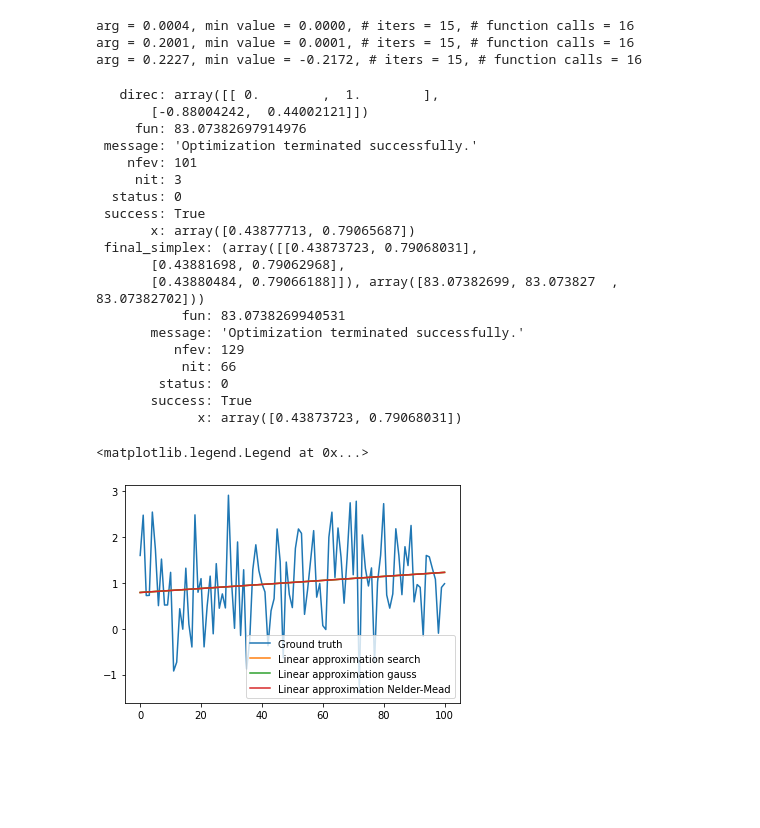
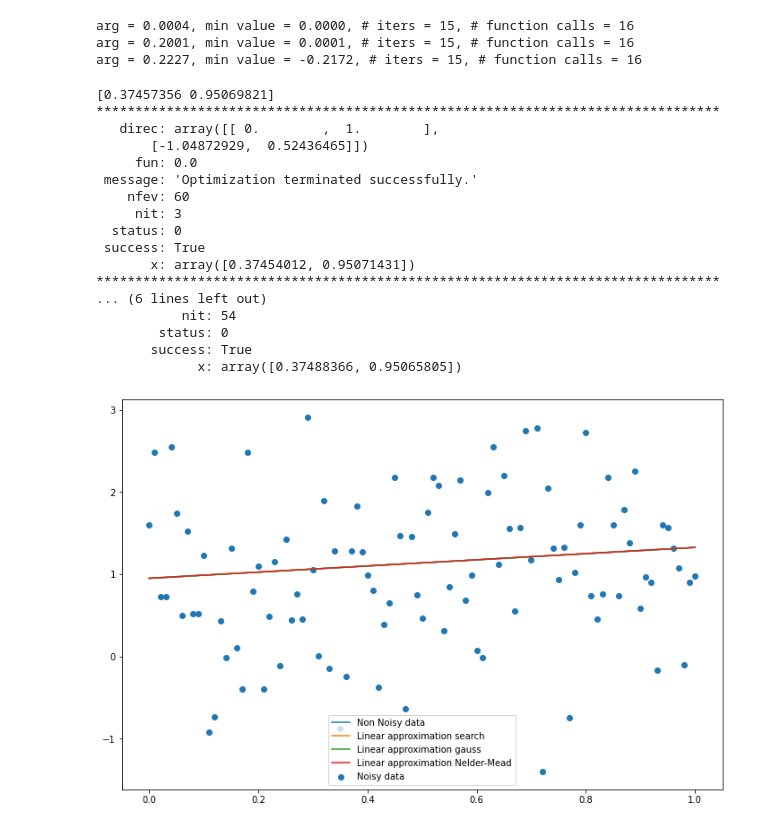
Before and after one commit to morkovka1337/algorithms_itmo, a Jupyter notebook: task2.ipynb, the cells around one changed output. Drawn from its saved outputs; the diff is of its cells as text; code cells hidden in the pictures; blank space fills up the shorter version.

Commit message:
fix plots

```diff
--- a/task2.ipynb
+++ b/task2.ipynb
@@ -100,7 +100,8 @@ beta = np.random.rand(1)
 alpha, beta
 
 x = np.linspace(0, 1, 101)
-yk = alpha * x + beta + np.random.randn(101)
+yk = alpha * x + beta
+yk_noisy = yk + np.random.randn(101)
 # %%
 def linear_approx(x, a, b):
     def linear(x, a, b):
@@ -123,42 +124,44 @@ def cost_func(params, gt, x, func_name):
     value = sum((gt - rational_approx(x, a, b))**2)
     return value
 # %%
-res_search_linear = opt.brute(cost_func, [[0, 1], [0, 1]], args=(yk, x, 'linear'), Ns=int(1/eps))
+res_search_linear = opt.brute(cost_func, [[0, 1], [0, 1]], args=(yk, x, 'linear'), Ns=int(1/eps) + 1)
 
-res_gauss_linear = opt.minimize(cost_func, [0, 0], args=(yk, x, 'linear'), method='Powell')
-res_nelder_mead_linear = opt.minimize(cost_func, [0, 0], args=(yk, x, 'linear'), method='Nelder-Mead')
+res_gauss_linear = opt.minimize(cost_func, [0, 0], args=(yk, x, 'linear'), tol=eps, method='Powell')
+res_nelder_mead_linear = opt.minimize(cost_func, [0, 0], args=(yk, x, 'linear'), tol=eps, method='Nelder-Mead')
 
+print(res_search_linear)
+print('*' * 80)
 print(res_gauss_linear)
+print('*' * 80)
 print(res_nelder_mead_linear)
 # %% [output]
+[0.37457356 0.95069821]
+********************************************************************************
    direc: array([[ 0.        ,  1.        ],
-       [-0.88004242,  0.44002121]])
-     fun: 83.07382697914976
+       [-1.04872929,  0.52436465]])
+     fun: 0.0
  message: 'Optimization terminated successfully.'
-    nfev: 101
+    nfev: 60
      nit: 3
   status: 0
  success: True
-       x: array([0.43877713, 0.79065687])
- final_simplex: (array([[0.43873723, 0.79068031],
-       [0.43881698, 0.79062968],
-       [0.43880484, 0.79066188]]), array([83.07382699, 83.073827  , 83.07382702]))
-           fun: 83.0738269940531
-       message: 'Optimization terminated successfully.'
-          nfev: 129
-           nit: 66
+       x: array([0.37454012, 0.95071431])
+********************************************************************************
+... (6 lines left out)
+           nit: 54
         status: 0
        success: True
-             x: array([0.43873723, 0.79068031])
+             x: array([0.37488366, 0.95065805])
 # %%
-
-plt.plot(yk)
-plt.plot(linear_approx(x, *res_search_linear))
-plt.plot(linear_approx(x, *res_gauss_linear.x))
-plt.plot(linear_approx(x, *res_nelder_mead_linear.x))
-plt.legend(['Ground truth', 'Linear approximation search',
-           'Linear approximation gauss', 'Linear approximation Nelder-Mead'])
+plt.figure(figsize=(12, 8))
+plt.plot(x, yk)
+plt.plot(x, linear_approx(x, *res_search_linear))
+plt.plot(x, linear_approx(x, *res_gauss_linear.x))
+plt.plot(x, linear_approx(x, *res_nelder_mead_linear.x))
+plt.scatter(x, yk_noisy)
+plt.legend(['Non Noisy data', 'Linear approximation search',
+           'Linear approximation gauss', 'Linear approximation Nelder-Mead', 'Noisy data'])
+plt.show()
 # %% [output]
-<matplotlib.legend.Legend at 0x...>
-[figure, old version]
+[figure, new version]
 # %%
```
Also changed, not shown: parts of 3 cells of this notebook.
